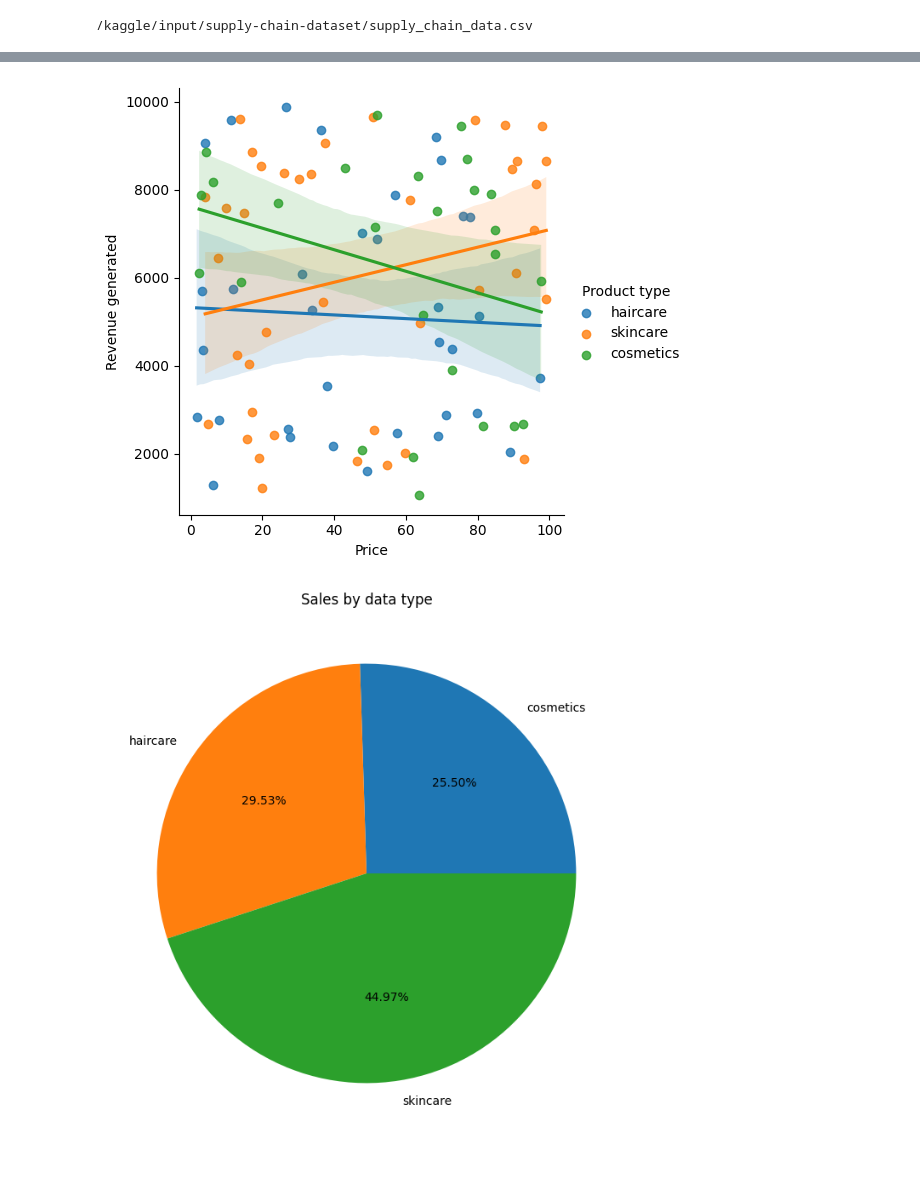
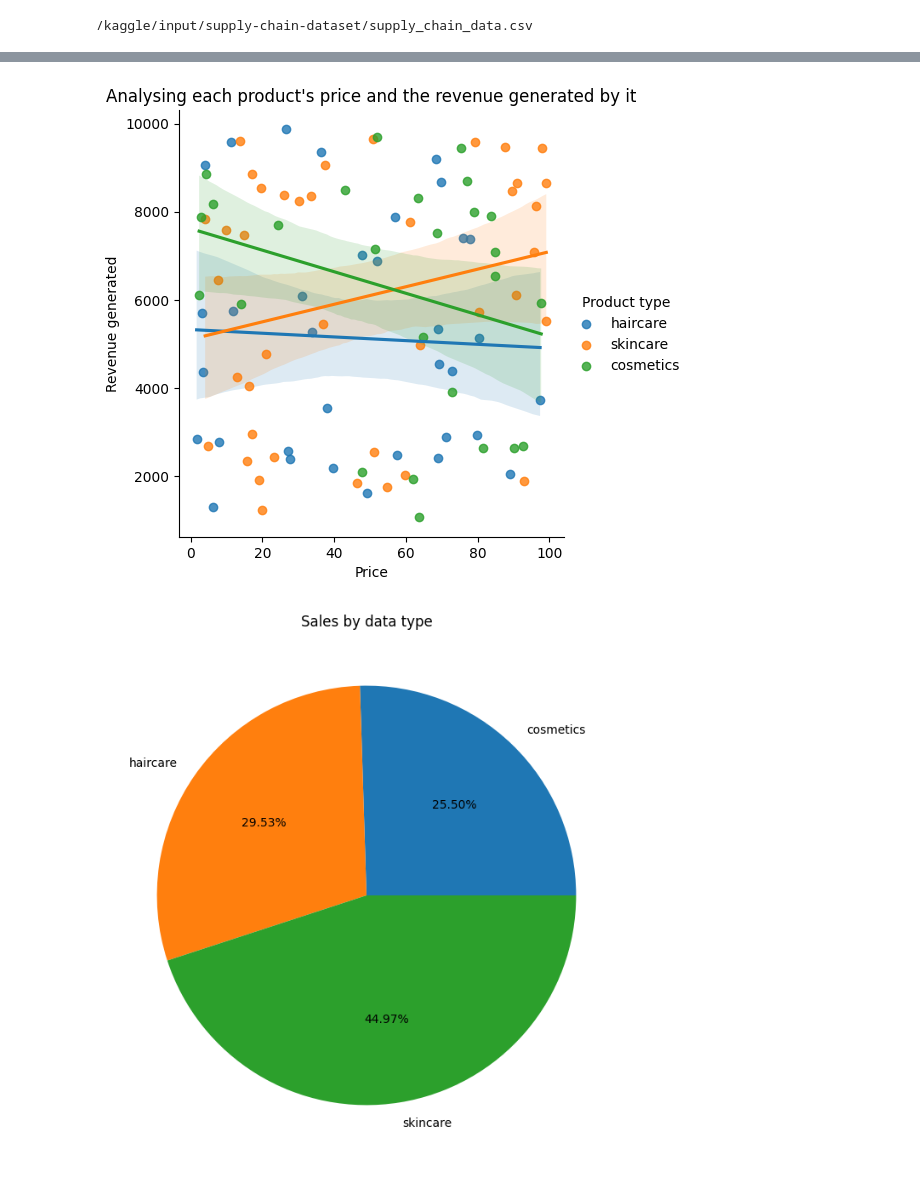
Before and after one commit to nivan02/Supply-Chain-Analytics-Python, a Jupyter notebook: supply-chain-analysis-project.ipynb, the cells around one changed output, grey strips where cells are left out. Drawn from its saved outputs; the diff is of its cells as text; code cells hidden in the pictures.

```diff
--- a/supply-chain-analysis-project.ipynb
+++ b/supply-chain-analysis-project.ipynb
@@ -61,10 +64,11 @@ import plotly.express as px
 # %%
 #Analysing product price with its revenue
 
 sns.lmplot(data=df, x='Price',y='Revenue generated',hue='Product type')
+plt.title("Analysing each product's price and the revenue generated by it")
 plt.show()
 # %% [output]
-[figure, old version]
+[figure, new version]
 # %%
 #Sales by product type
 
```
Also changed, not shown: parts of 4 cells of this notebook.
